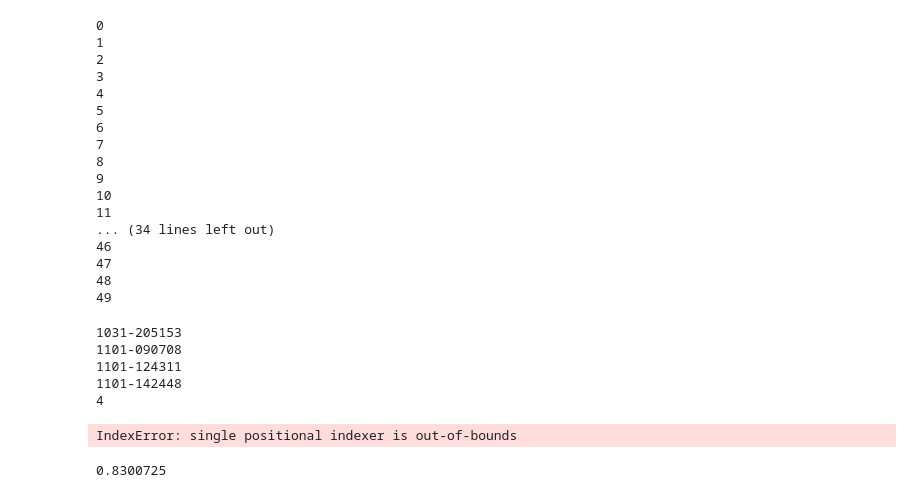
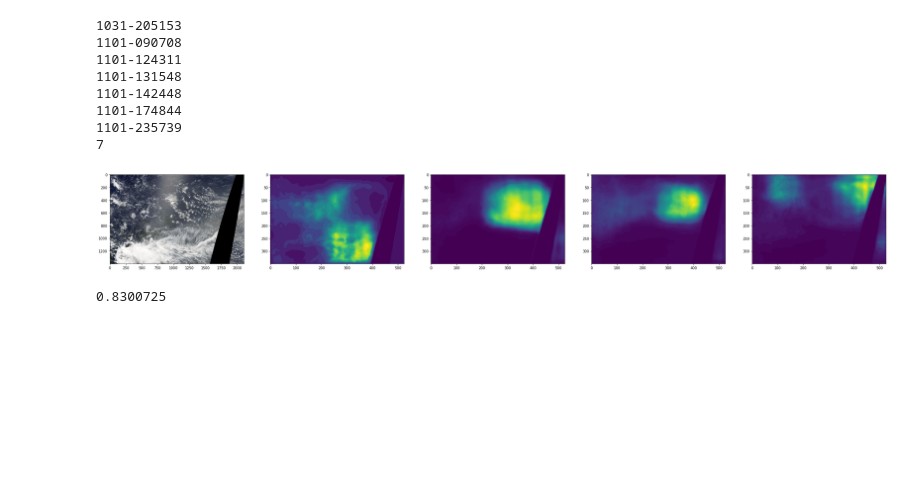
Before and after one commit to khornlund/understanding-cloud-organization, a Jupyter notebook: notebook/hdf5-outputs.ipynb, the cells around one changed output. Drawn from its saved outputs; the diff is of its cells as text; code cells hidden in the pictures; blank space fills up the shorter version.

```diff
--- a/notebook/hdf5-outputs.ipynb
+++ b/notebook/hdf5-outputs.ipynb
@@ -33,28 +36,3 @@ df.head(200)
-# %%
-p = 5
-q = 10
-for i in range(p):
-    for j in range(q):
-        k = (i * q) + j
-        print(k)
-# %% [output]
-0
-1
-2
-3
-4
-5
-6
-7
-8
-9
-10
-11
-... (34 lines left out)
-46
-47
-48
-49
 # %%
 H = 350
 W = 525
@@ -73,8 +51,11 @@ print(key_count)
 1031-205153
 1101-090708
 1101-124311
+1101-131548
 1101-142448
-4
+1101-174844
+1101-235739
+7
 # %%
 def read(f):
     path = Path('../data/raw/test_images') / f
@@ -82,21 +63,21 @@ def read(f):
     img = cv2.cvtColor(img, cv2.COLOR_BGR2RGB)
     return img
 # %%
-# req. read sample_submission.csv
+df = pd.read_csv('../data/raw/sample_submission.csv')
 idx = 189
 with h5py.File('../data/predictions/raw-predictions.h5', 'r') as f:
     p = f['1101-142448'][idx, :, :, :]
 img_filename = df.iloc[idx * 4]['Image_Label'].split('_')[0]
 img = read(img_filename)
 fig, axs = plt.subplots(1, 5, figsize=(40, 12))
 axs[0].imshow(img)
 axs[1].imshow(p[0, :, :])
 axs[2].imshow(p[1, :, :])
 axs[3].imshow(p[2, :, :])
 axs[4].imshow(p[3, :, :])
 plt.show()
 # %% [output]
-IndexError: single positional indexer is out-of-bounds
+[figure, added]
 # %%
 p[2, :, :].mean()
 # %% [output]
```
Also changed, not shown: parts of 1 cell of this notebook, 5 other files.
